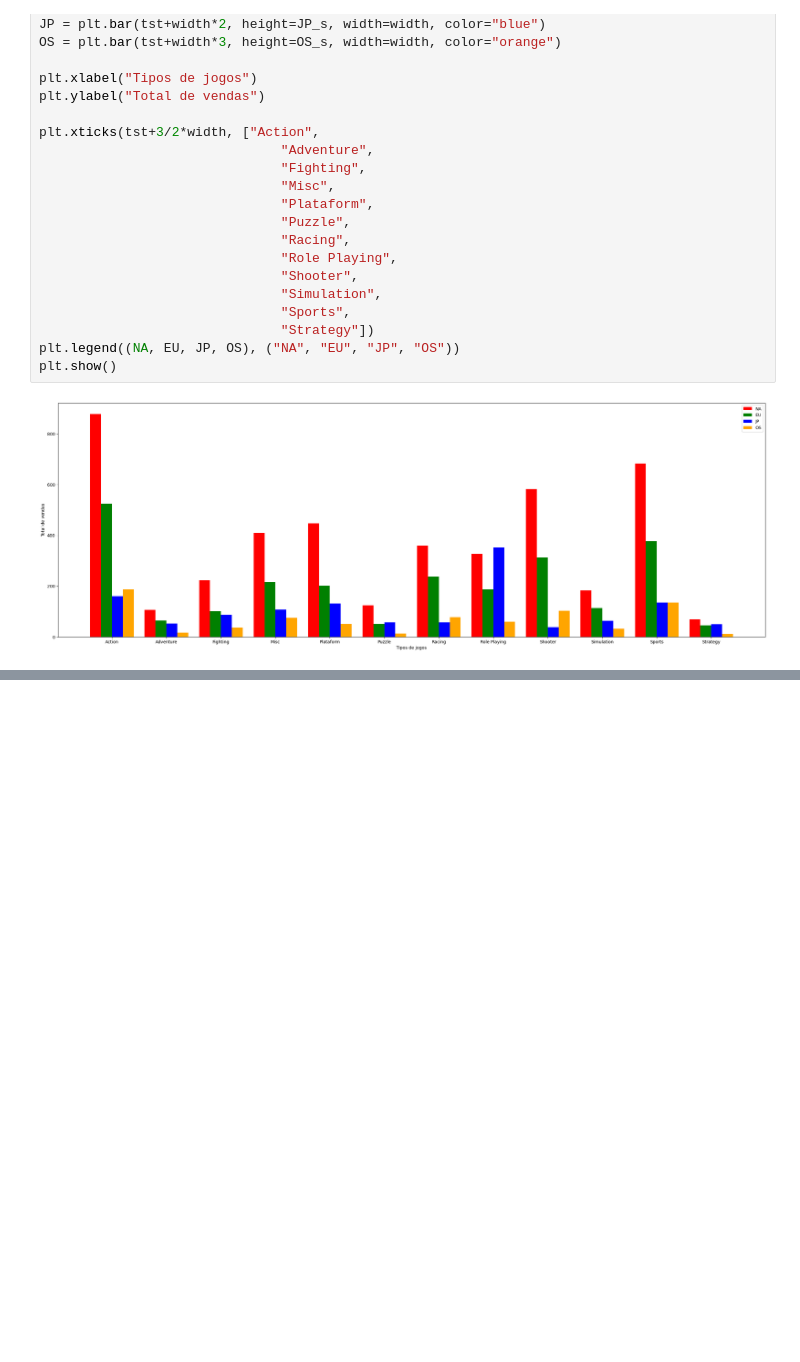
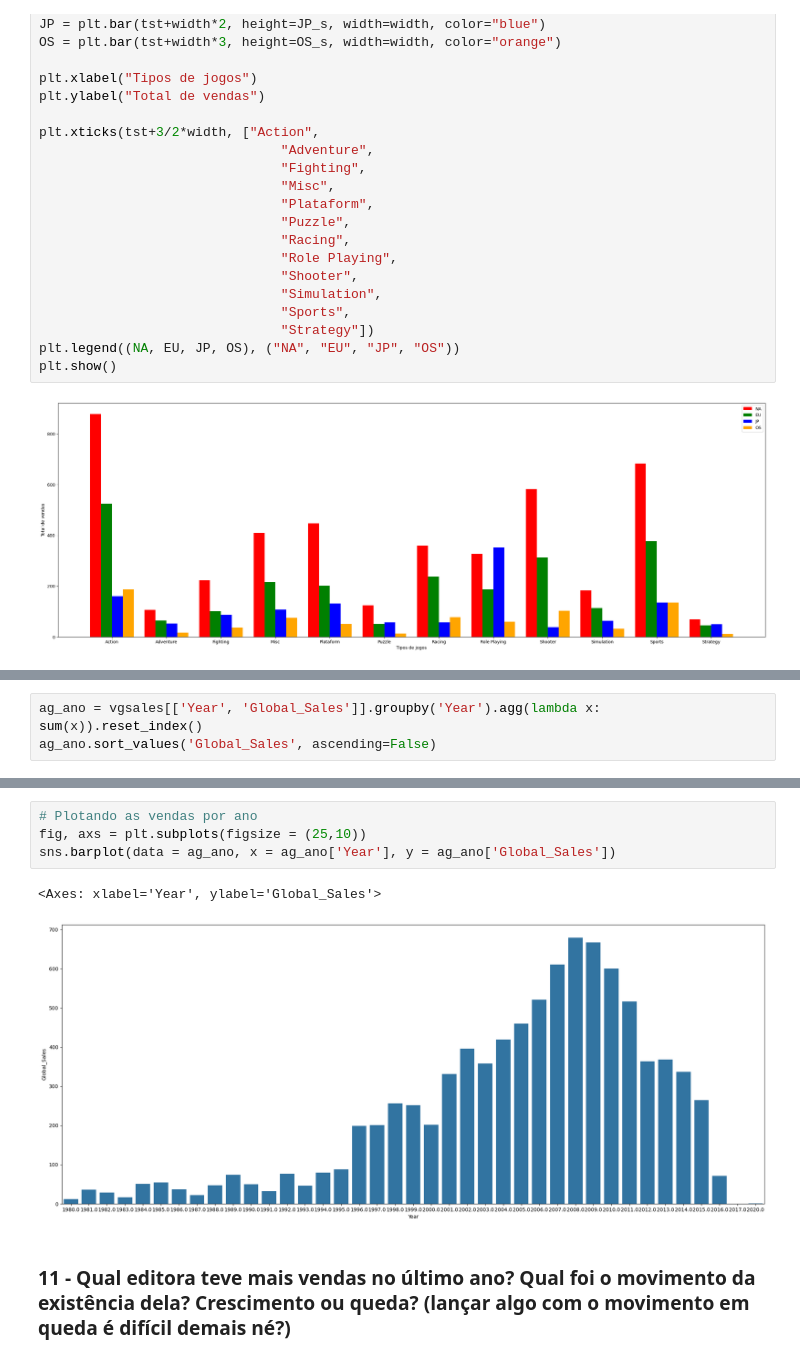
Before and after one commit to rafaelporfiriobarros/video-game-sales, a Jupyter notebook: video-game-sales.ipynb, the cells around one changed output, grey strips where cells are left out. Saved outputs shown, nothing was run; the diff lists cells and outputs as text; blank space fills up the shorter version.

```diff
--- a/video-game-sales.ipynb
+++ b/video-game-sales.ipynb
@@ -204,0 +312,3 @@ Name: NA_Sales, dtype: float64
+# %%
+ag_ano = vgsales[['Year', 'Global_Sales']].groupby('Year').agg(lambda x: sum(x)).reset_index()
+ag_ano.sort_values('Global_Sales', ascending=False)
@@ -204,0 +333,9 @@ Name: NA_Sales, dtype: float64
+# %%
+# Plotando as vendas por ano
+fig, axs = plt.subplots(figsize = (25,10))
+sns.barplot(data = ag_ano, x = ag_ano['Year'], y = ag_ano['Global_Sales'])
+# %% [output]
+<Axes: xlabel='Year', ylabel='Global_Sales'>
+[figure, added]
+# %% [markdown]
+### 11 - Qual editora teve mais vendas no último ano? Qual foi o movimento da existência dela? Crescimento ou queda? (lançar algo com o movimento em queda é difícil demais né?)
```
Also changed, not shown: parts of 46 cells of this notebook.
